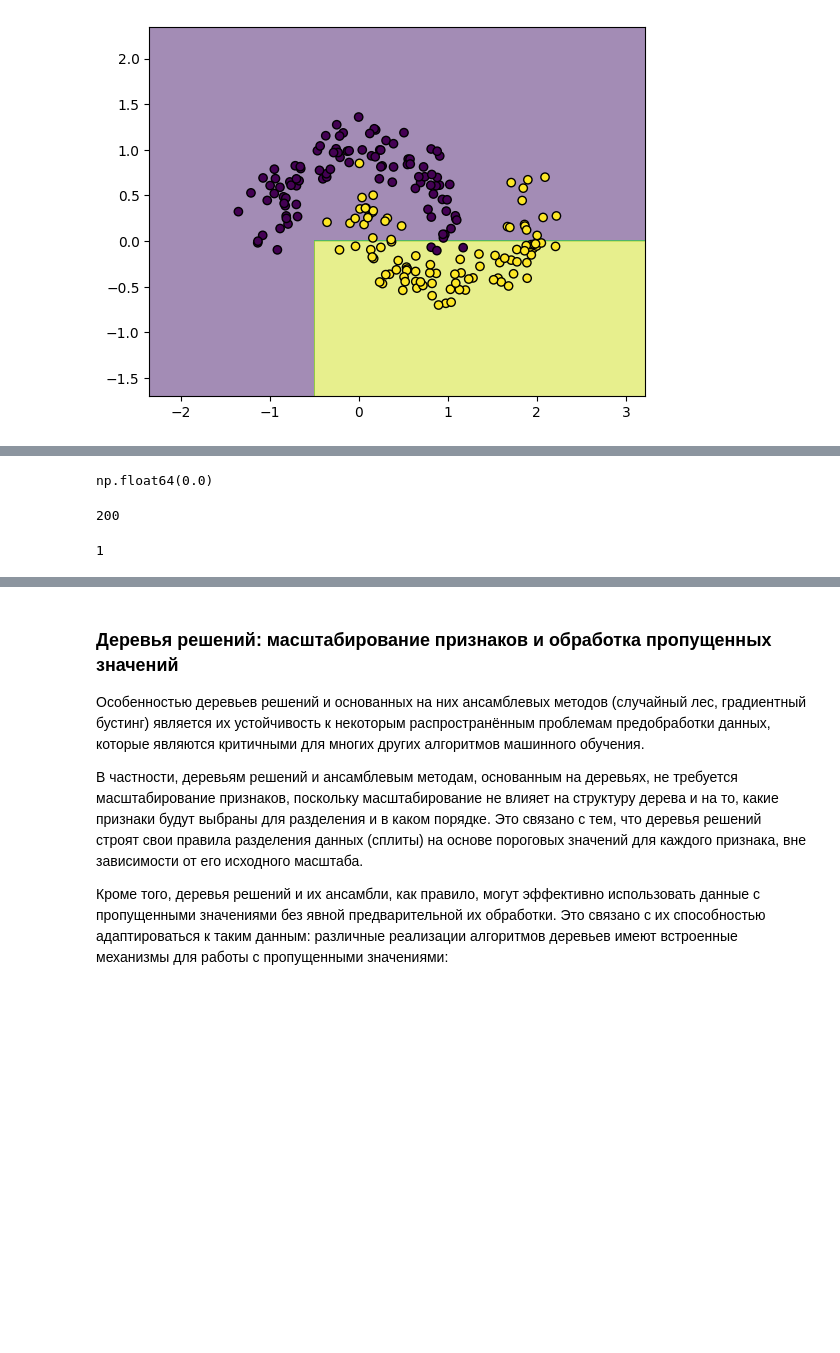
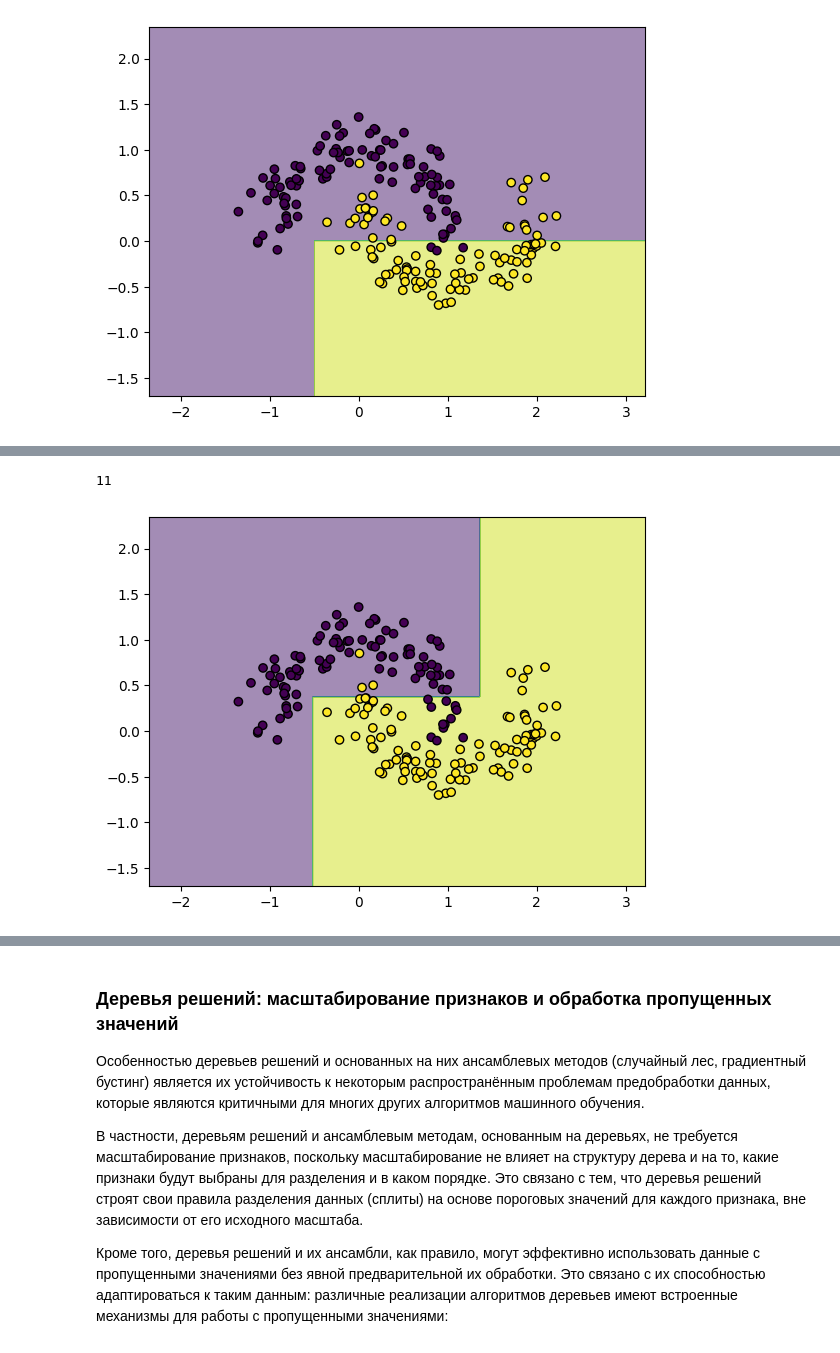
Before and after one commit to ml2me/study, a Jupyter notebook: classic_ML/4/04.Задание.ipynb, the cells around one changed output, grey strips where cells are left out. Cells and saved outputs as stored; diff of their text form; code cells hidden in the pictures; blank space fills up the shorter version.

```diff
--- a/classic_ML/4/04.Задание.ipynb
+++ b/classic_ML/4/04.Задание.ipynb
@@ -322,6 +357,3 @@ weighted avg       0.85      0.82      0.82       200
 display_decision_boundary(two_rules_tree_predict, features, labels)
 # %% [output]
 [figure]
-# %%
-zzz, counts = np.unique(labels, return_counts=True)
-zzz
@@ -334,13 +360,3 @@ array([100, 100])
-# %%
-probabilities = counts / len(labels)
-1 - sum(probabilities)
-# %% [output]
-np.float64(0.0)
-# %%
-N = features.shape[0]
-N
-# %% [output]
-200
 # %%
 # Дополните класс CustomDecisionTreeClassifier
 # Код методов plot_node, plot_tree и count_nodes изменять не нужно
@@ -383,7 +399,7 @@ class CustomDecisionTreeClassifier():
         """
         _, counts = np.unique(y, return_counts=True)
         probabilities = counts / len(y)
-        return 1 - sum(probabilities)
+        return 1 - sum(probabilities**2) # Fixed: changed to probabilities**2
 
     def best_split(self, X, y):
         """
@@ -526,18 +542,18 @@ class CustomDecisionTreeClassifier():
 tree_custom = CustomDecisionTreeClassifier(max_depth=3).fit(features, labels)
 
 y_custom_decision_tree_pred = tree_custom.predict(features)
-
-tree_custom.count_nodes()
-# %% [output]
-1
 # %%
 # Постройте отчет по метрикам классификации для tree_custom на всем наборе данных
 
-...
+tree_custom.count_nodes()
+# %% [output]
+11
 # %%
 # Визуализируйте границу решений классификатора tree_custom на всем наборе данных
 
-...
+display_decision_boundary(lambda x: tree_custom.predict(x), features, labels)
+# %% [output]
+[figure, added]
 # %%
 # Визуализируйте дерево tree_custom
 
```
Also changed, not shown: parts of 6 cells of this notebook.
